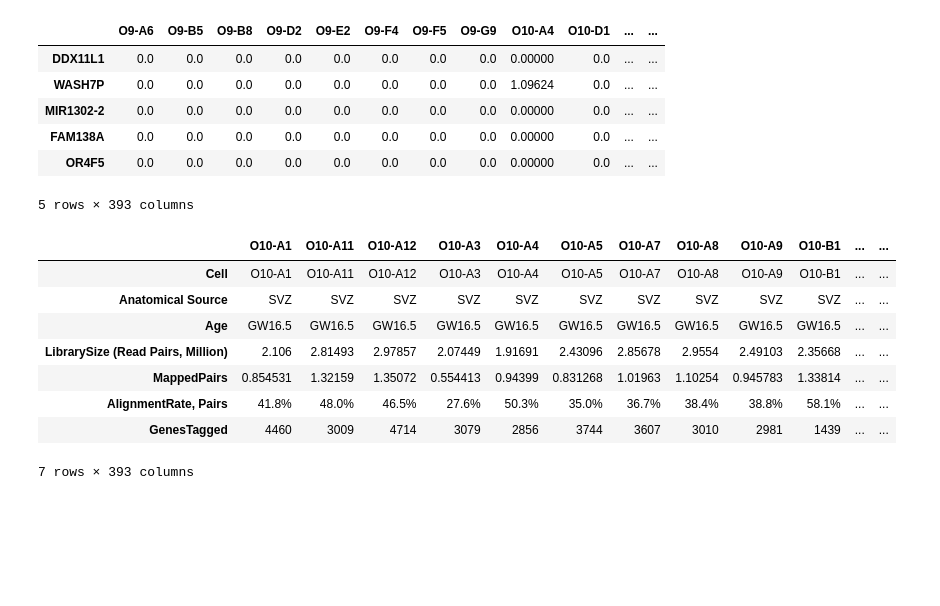
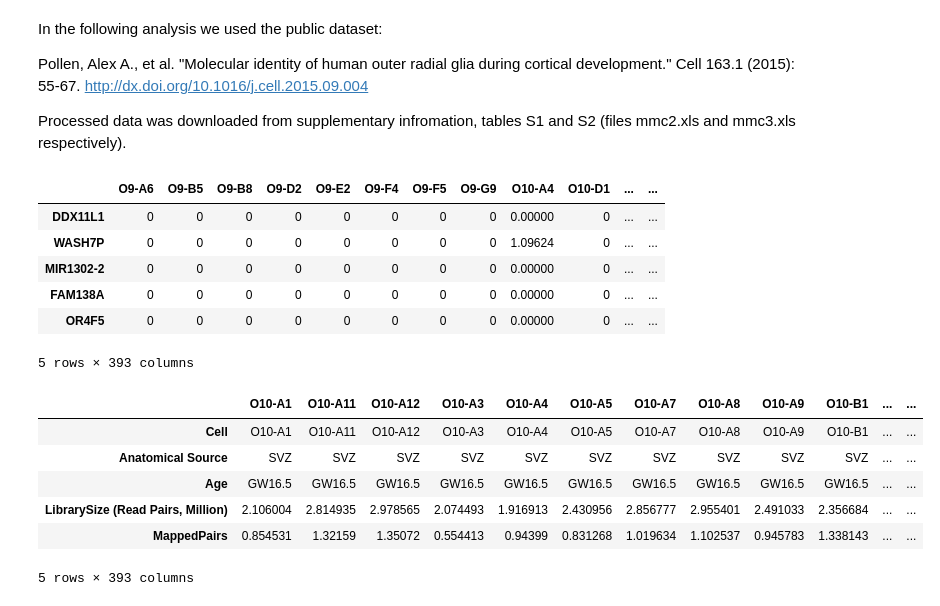
Before and after one commit to mboareto/InterplayNotchID_neurogenesis, a Jupyter notebook: InterplayNotch_IDs_HumanEmbryoData.ipynb, the cells around one changed output. Drawn from its saved outputs; the diff is of its cells as text; code cells hidden in the pictures; blank space fills up the shorter version.

```diff
--- a/InterplayNotch_IDs_HumanEmbryoData.ipynb
+++ b/InterplayNotch_IDs_HumanEmbryoData.ipynb
@@ -18,0 +1,7 @@ plt.rcParams.update({'font.size': 16})
+# %% [markdown]
+In the following analysis we used the public dataset:
+
+Pollen, Alex A., et al. "Molecular identity of human outer radial glia during cortical development." Cell 163.1 (2015): 55-67.
+http://dx.doi.org/10.1016/j.cell.2015.09.004
+
+Processed data was downloaded from supplementary infromation, tables S1 and S2 (files mmc2.xls and mmc3.xls respectively).
@@ -19,35 +47,29 @@ plt.rcParams.update({'font.size': 16})
 # %%
-# ------------ Processed data can be downloaded in the supplementary information of the paper:
-#              http://www.sciencedirect.com/science/article/pii/S0092867415011241
-# Table S1 has the information about the cells, while table S2 has the expression of the genes
-
 D = {}
-D['info']  = pd.read_csv('../data/HumanOuterRadialGlia_TableS1.csv', index_col=None, header=0)
-D['data']  = pd.read_csv('../data/HumanOuterRadialGlia_TableS2.csv', index_col=0, header=0)
+D['info']  = pd.read_excel('./mmc2.xlsx', index_col=None, header=0)
+D['data']  = pd.read_excel('./mmc3.xlsx', index_col=0,    header=0)
+D['info'].index = D['info']['Cell'].values
+D['info'] = D['info'].T
 D['class'] = pd.DataFrame([i[0] for i in D['data'].columns], index=D['data'].columns, columns=['__class']).T
 D['data'].head()
 # %% [output]
 |  | O9-A6 | O9-B5 | O9-B8 | O9-D2 | O9-E2 | O9-F4 | O9-F5 | O9-G9 | O10-A4 | O10-D1 | ... | ... |
-| DDX11L1 | 0.0 | 0.0 | 0.0 | 0.0 | 0.0 | 0.0 | 0.0 | 0.0 | 0.00000 | 0.0 | ... | ... |
-| WASH7P | 0.0 | 0.0 | 0.0 | 0.0 | 0.0 | 0.0 | 0.0 | 0.0 | 1.09624 | 0.0 | ... | ... |
-| MIR1302-2 | 0.0 | 0.0 | 0.0 | 0.0 | 0.0 | 0.0 | 0.0 | 0.0 | 0.00000 | 0.0 | ... | ... |
-| FAM138A | 0.0 | 0.0 | 0.0 | 0.0 | 0.0 | 0.0 | 0.0 | 0.0 | 0.00000 | 0.0 | ... | ... |
-| OR4F5 | 0.0 | 0.0 | 0.0 | 0.0 | 0.0 | 0.0 | 0.0 | 0.0 | 0.00000 | 0.0 | ... | ... |
+| DDX11L1 | 0 | 0 | 0 | 0 | 0 | 0 | 0 | 0 | 0.00000 | 0 | ... | ... |
+| WASH7P | 0 | 0 | 0 | 0 | 0 | 0 | 0 | 0 | 1.09624 | 0 | ... | ... |
+| MIR1302-2 | 0 | 0 | 0 | 0 | 0 | 0 | 0 | 0 | 0.00000 | 0 | ... | ... |
+| FAM138A | 0 | 0 | 0 | 0 | 0 | 0 | 0 | 0 | 0.00000 | 0 | ... | ... |
+| OR4F5 | 0 | 0 | 0 | 0 | 0 | 0 | 0 | 0 | 0.00000 | 0 | ... | ... |
 5 rows × 393 columns
-# %%
-D['info'].index = D['info']['Cell'].values
-D['info'] = D['info'].T
-D['info']
-# %% [output]
-|  | O10-A1 | O10-A11 | O10-A12 | O10-A3 | O10-A4 | O10-A5 | O10-A7 | O10-A8 | O10-A9 | O10-B1 | ... | ... |
-| Cell | O10-A1 | O10-A11 | O10-A12 | O10-A3 | O10-A4 | O10-A5 | O10-A7 | O10-A8 | O10-A9 | O10-B1 | ... | ... |
-| Anatomical Source | SVZ | SVZ | SVZ | SVZ | SVZ | SVZ | SVZ | SVZ | SVZ | SVZ | ... | ... |
-| Age | GW16.5 | GW16.5 | GW16.5 | GW16.5 | GW16.5 | GW16.5 | GW16.5 | GW16.5 | GW16.5 | GW16.5 | ... | ... |
-| LibrarySize (Read Pairs, Million) | 2.106 | 2.81493 | 2.97857 | 2.07449 | 1.91691 | 2.43096 | 2.85678 | 2.9554 | 2.49103 | 2.35668 | ... | ... |
-| MappedPairs | 0.854531 | 1.32159 | 1.35072 | 0.554413 | 0.94399 | 0.831268 | 1.01963 | 1.10254 | 0.945783 | 1.33814 | ... | ... |
-| AlignmentRate, Pairs | 41.8% | 48.0% | 46.5% | 27.6% | 50.3% | 35.0% | 36.7% | 38.4% | 38.8% | 58.1% | ... | ... |
-| GenesTagged | 4460 | 3009 | 4714 | 3079 | 2856 | 3744 | 3607 | 3010 | 2981 | 1439 | ... | ... |
-7 rows × 393 columns
+# %%
+D['info'].head()
+# %% [output]
+|  | O10-A1 | O10-A11 | O10-A12 | O10-A3 | O10-A4 | O10-A5 | O10-A7 | O10-A8 | O10-A9 | O10-B1 | ... | ... |
+| Cell | O10-A1 | O10-A11 | O10-A12 | O10-A3 | O10-A4 | O10-A5 | O10-A7 | O10-A8 | O10-A9 | O10-B1 | ... | ... |
+| Anatomical Source | SVZ | SVZ | SVZ | SVZ | SVZ | SVZ | SVZ | SVZ | SVZ | SVZ | ... | ... |
+| Age | GW16.5 | GW16.5 | GW16.5 | GW16.5 | GW16.5 | GW16.5 | GW16.5 | GW16.5 | GW16.5 | GW16.5 | ... | ... |
+| LibrarySize (Read Pairs, Million) | 2.106004 | 2.814935 | 2.978565 | 2.074493 | 1.916913 | 2.430956 | 2.856777 | 2.955401 | 2.491033 | 2.356684 | ... | ... |
+| MappedPairs | 0.854531 | 1.32159 | 1.35072 | 0.554413 | 0.94399 | 0.831268 | 1.019634 | 1.102537 | 0.945783 | 1.338143 | ... | ... |
+5 rows × 393 columns
 # %%
 # --------- checking the distribuition of the total number of reads of the cells. --------------
 plt.hist(D['info'].loc['LibrarySize (Read Pairs, Million)'], bins=15)
```
Also changed, not shown: parts of 7 cells of this notebook.
